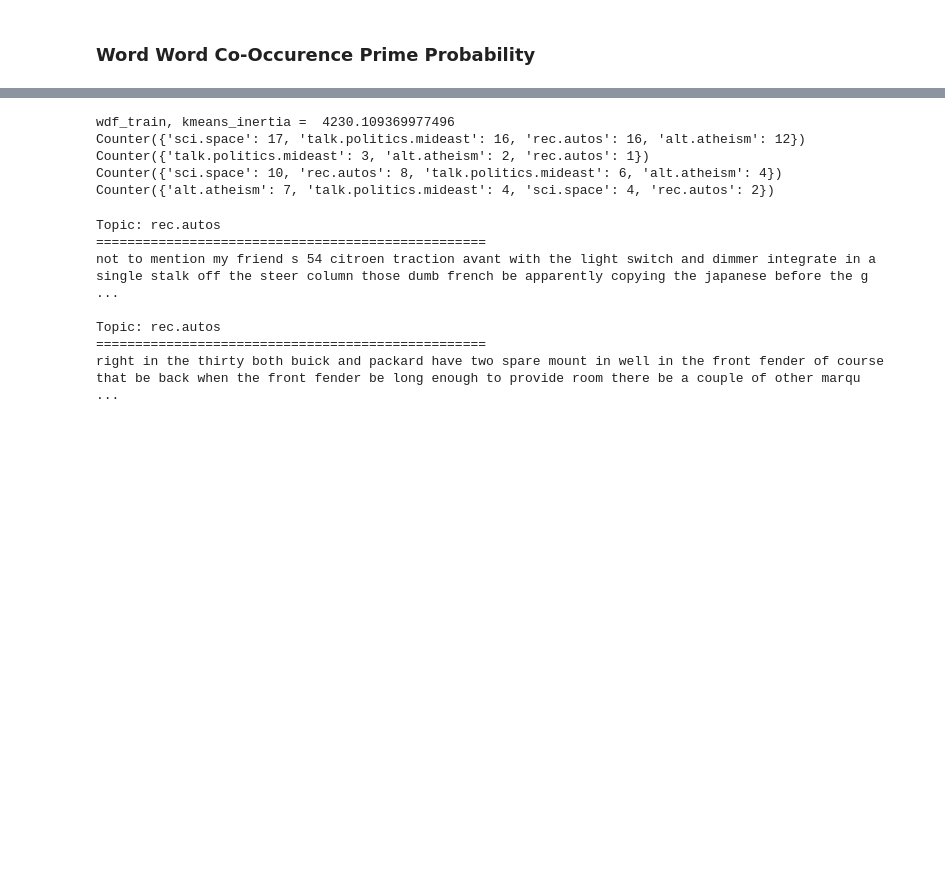
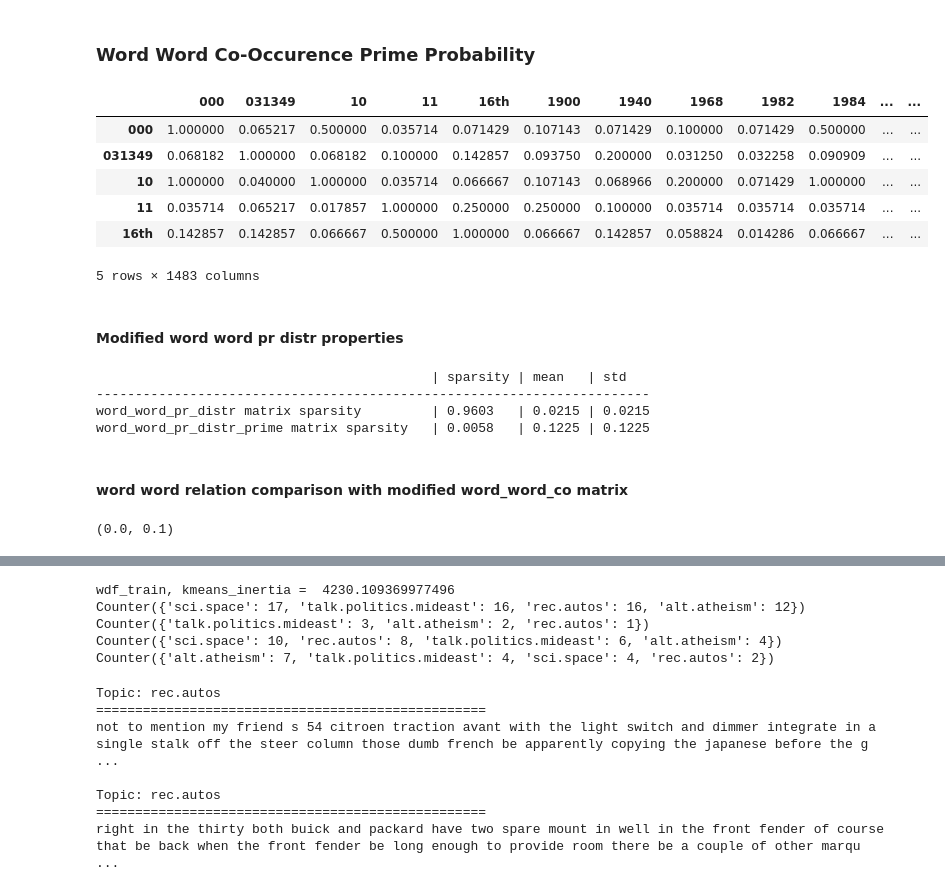
Before and after one commit to iamr0b0tx/topic_modeler, a Jupyter notebook: topic_modeler.ipynb, the cells around one changed output, grey strips where cells are left out. Cells and saved outputs as stored; diff of their text form; code cells hidden in the pictures; blank space fills up the shorter version.

```diff
--- a/topic_modeler.ipynb
+++ b/topic_modeler.ipynb
@@ -258,16 +260,45 @@ def func(x, pbar):
 # %%
-with tqdm(total=len(vocabulary)) as pbar:
-    word_word_pr_distr_prime = word_word_pr_distr.apply(func, axis=1, args=(pbar,))
+# word_word_pr_distr_prime = word_word_pr_distr.copy()
+# with tqdm(total=len(vocabulary)*num_of_iterations) as pbar:
+#     for _ in range(num_of_iterations):
+#         word_word_pr_distr_prime = word_word_pr_distr_prime.apply(func, axis=1, args=(pbar, word_word_pr_distr_prime))
+
+# print(f"word_word_pr_distr_prime shape = {word_word_pr_distr_prime.shape}")
-# %%
-word_word_pr_distr_prime = pd.DataFrame(data=0.0, columns=vocabulary, index=vocabulary)
-
-for given_word in tqdm(vocabulary):
-    final_pr = word_word_pr_distr.loc[given_word]
-
-    for word in (vocabulary):
-        new_pr = word_word_pr_distr.loc[word] * word_word_pr_distr[word][given_word]
-        final_pr[new_pr > final_pr] = new_pr[new_pr > final_pr]
-
-    word_word_pr_distr_prime.loc[word] = final_pr.copy()
-
-print(f"word_word_pr_distr_prime shape = {word_word_pr_distr_prime.shape}")
+# %%
+word_word_pr_distr_prime.head()
+# %% [output]
+|  | 000 | 031349 | 10 | 11 | 16th | 1900 | 1940 | 1968 | 1982 | 1984 | ... | ... |
+| 000 | 1.000000 | 0.065217 | 0.500000 | 0.035714 | 0.071429 | 0.107143 | 0.071429 | 0.100000 | 0.071429 | 0.500000 | ... | ... |
+| 031349 | 0.068182 | 1.000000 | 0.068182 | 0.100000 | 0.142857 | 0.093750 | 0.200000 | 0.031250 | 0.032258 | 0.090909 | ... | ... |
+| 10 | 1.000000 | 0.040000 | 1.000000 | 0.035714 | 0.066667 | 0.107143 | 0.068966 | 0.200000 | 0.071429 | 1.000000 | ... | ... |
+| 11 | 0.035714 | 0.065217 | 0.017857 | 1.000000 | 0.250000 | 0.250000 | 0.100000 | 0.035714 | 0.035714 | 0.035714 | ... | ... |
+| 16th | 0.142857 | 0.142857 | 0.066667 | 0.500000 | 1.000000 | 0.066667 | 0.142857 | 0.058824 | 0.014286 | 0.066667 | ... | ... |
+5 rows × 1483 columns
+# %% [markdown]
+#### Modified word word pr distr properties
+# %%
+wwds = calculate_sparsity(word_word_pr_distr)
+wwdm = word_word_pr_distr.mean().mean()
+wwdstd = word_word_pr_distr.mean().mean()
+
+wwdps = calculate_sparsity(word_word_pr_distr_prime)
+wwdpm = word_word_pr_distr_prime.mean().mean()
+wwdpstd = word_word_pr_distr_prime.mean().mean()
+
+print("                                           | sparsity | mean   | std")
+print("-----------------------------------------------------------------------")
+print(f"word_word_pr_distr matrix sparsity         | {wwds:.4f}   | {wwdm:.4f} | {wwdstd:.4f}")
+print(f"word_word_pr_distr_prime matrix sparsity   | {wwdps:.4f}   | {wwdpm:.4f} | {wwdpstd:.4f}")
+# %% [output]
+                                           | sparsity | mean   | std
+-----------------------------------------------------------------------
+word_word_pr_distr matrix sparsity         | 0.9603   | 0.0215 | 0.0215
+word_word_pr_distr_prime matrix sparsity   | 0.0058   | 0.1225 | 0.1225
+# %% [markdown]
+#### word word relation comparison with modified word_word_co matrix
+# %%
+word = "space"
+given_word = "science"
+word_word_pr_distr[word][given_word], word_word_pr_distr_prime[word][given_word]
+# %% [output]
+(0.0, 0.1)
```
Also changed, not shown: parts of 33 cells of this notebook.
